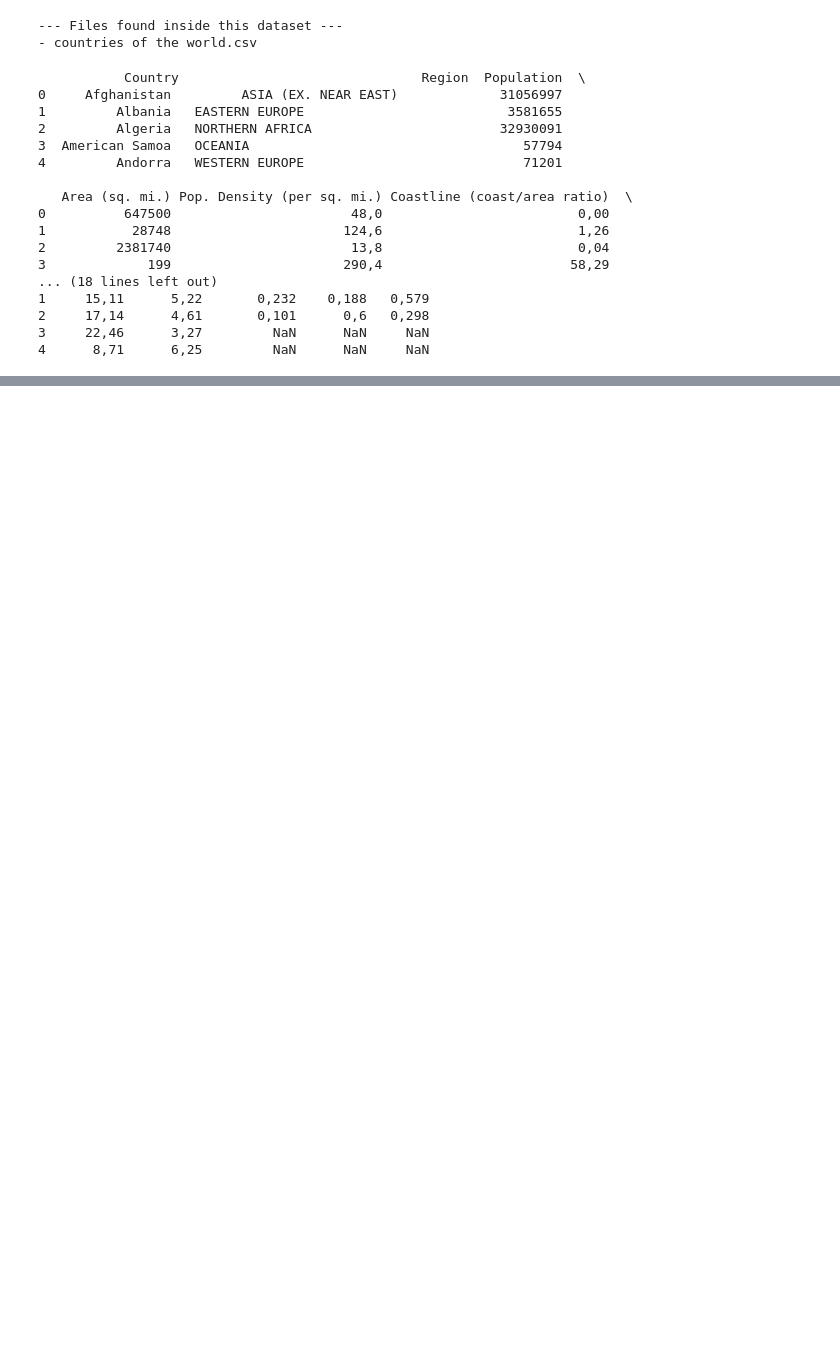
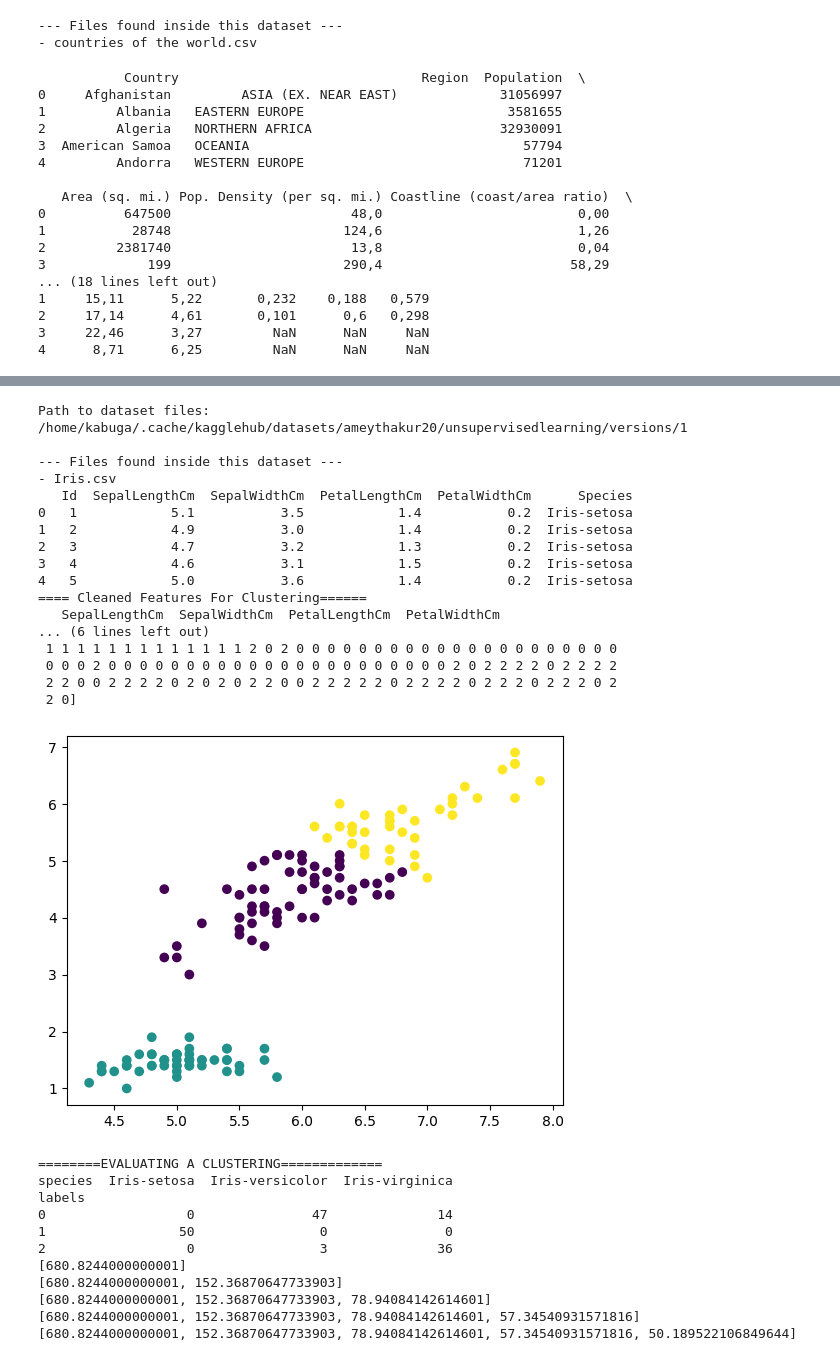
Before and after one commit to yfwjay/unsupervised_learning, a Jupyter notebook: hierarchical_visualisation.ipynb, the cells around one changed output, grey strips where cells are left out. Saved outputs shown, nothing was run; the diff lists cells and outputs as text; code cells hidden in the pictures; blank space fills up the shorter version.

```diff
--- a/hierarchical_visualisation.ipynb
+++ b/hierarchical_visualisation.ipynb
@@ -51,0 +225,46 @@ print(df.head())
+# %%
+import json
+from pathlib import Path
+
+# we need to import the notebook that contains the iris dataset
+
+nb_path = Path("clustering_iris.ipynb")
+
+with nb_path.open(encoding="utf-8") as f:
+    nb = json.load(f)
+
+for cell in nb.get("cells", []):
+    if cell.get("cell_type") == "code":
+        source = "".join(cell.get("source", []))
+        if source.strip():
+            exec(source, globals())
+# %% [output]
+Path to dataset files: /home/kabuga/.cache/kagglehub/datasets/ameythakur20/unsupervisedlearning/versions/1
+
+--- Files found inside this dataset ---
+- Iris.csv
+   Id  SepalLengthCm  SepalWidthCm  PetalLengthCm  PetalWidthCm      Species
+0   1            5.1           3.5            1.4           0.2  Iris-setosa
+1   2            4.9           3.0            1.4           0.2  Iris-setosa
+2   3            4.7           3.2            1.3           0.2  Iris-setosa
+3   4            4.6           3.1            1.5           0.2  Iris-setosa
+4   5            5.0           3.6            1.4           0.2  Iris-setosa
+==== Cleaned Features For Clustering======
+   SepalLengthCm  SepalWidthCm  PetalLengthCm  PetalWidthCm
+... (6 lines left out)
+ 1 1 1 1 1 1 1 1 1 1 1 1 1 2 0 2 0 0 0 0 0 0 0 0 0 0 0 0 0 0 0 0 0 0 0 0 0
+ 0 0 0 2 0 0 0 0 0 0 0 0 0 0 0 0 0 0 0 0 0 0 0 0 0 0 2 0 2 2 2 2 0 2 2 2 2
+ 2 2 0 0 2 2 2 2 0 2 0 2 0 2 2 0 0 2 2 2 2 2 0 2 2 2 2 0 2 2 2 0 2 2 2 0 2
+ 2 0]
+[figure, added]
+========EVALUATING A CLUSTERING=============
+species  Iris-setosa  Iris-versicolor  Iris-virginica
+labels
+0                  0               47              14
+1                 50                0               0
+2                  0                3              36
+[680.8244000000001]
+[680.8244000000001, 152.36870647733903]
+[680.8244000000001, 152.36870647733903, 78.94084142614601]
+[680.8244000000001, 152.36870647733903, 78.94084142614601, 57.34540931571816]
+[680.8244000000001, 152.36870647733903, 78.94084142614601, 57.34540931571816, 50.189522106849644]
```
Also changed, not shown: parts of 17 cells of this notebook.
